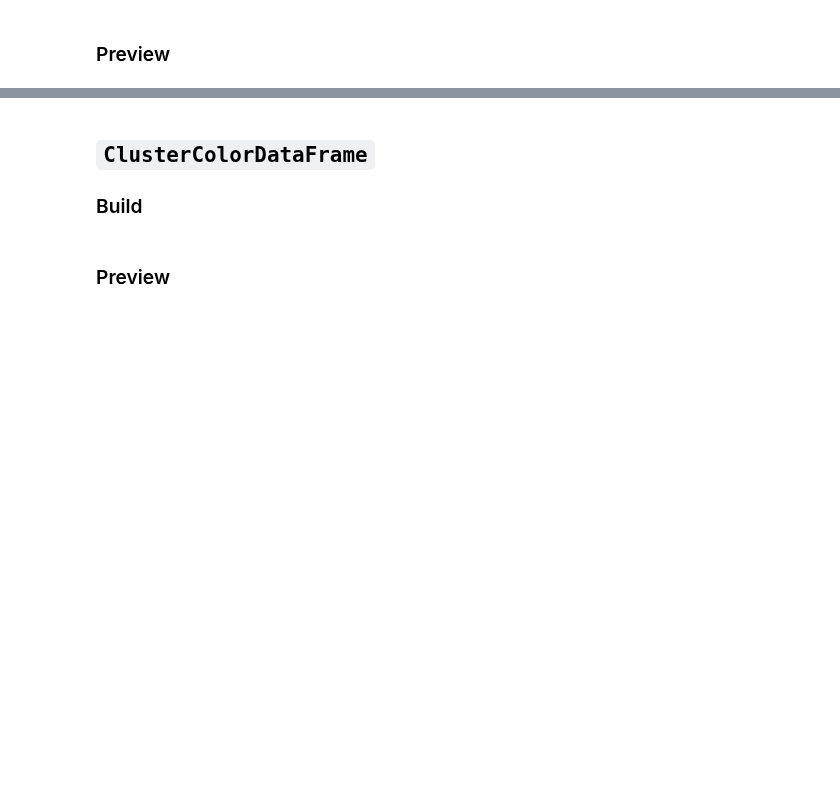
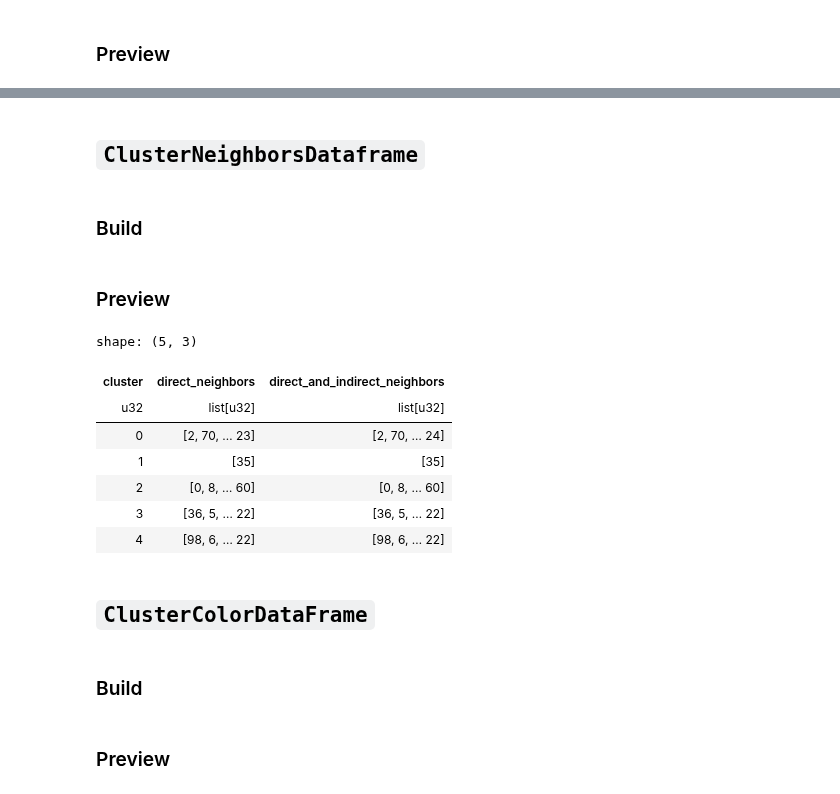
Before and after one commit to frewsxcv/citizen-science-bioregionalization, a Jupyter notebook: Workspace.ipynb, the cells around one changed output, grey strips where cells are left out. Saved outputs shown, nothing was run; the diff lists cells and outputs as text; code cells hidden in the pictures; blank space fills up the shorter version.

Commit message:
introduce cluster neighbors dataframe; incorporate in map coloring

```diff
--- a/Workspace.ipynb
+++ b/Workspace.ipynb
@@ -165,10 +224,34 @@ geocode_cluster_dataframe.df.limit(3)
 #     results.append((i, score))
 
 # results
+# %% [markdown]
+## `ClusterNeighborsDataframe`
 # %% [markdown]
-## `ClusterColorDataFrame`
-
 ### Build
+# %%
+from src.dataframes.cluster_neighbors import ClusterNeighborsDataFrame
+
+cluster_neighbors_dataframe = ClusterNeighborsDataFrame.build(
+    geocode_dataframe,
+    geocode_cluster_dataframe,
+)
+# %% [markdown]
+### Preview
+# %%
+cluster_neighbors_dataframe.df.limit(5)
+# %% [output]
+shape: (5, 3)
+| cluster | direct_neighbors | direct_and_indirect_neighbors |
+| u32 | list[u32] | list[u32] |
+| 0 | [2, 70, … 23] | [2, 70, … 24] |
+| 1 | [35] | [35] |
+| 2 | [0, 8, … 60] | [0, 8, … 60] |
+| 3 | [36, 5, … 22] | [36, 5, … 22] |
+| 4 | [98, 6, … 22] | [98, 6, … 22] |
+# %% [markdown]
+## `ClusterColorDataFrame`
+# %% [markdown]
+### Build
 # %%
 from src.dataframes.cluster_color import ClusterColorDataFrame
 
```
Also changed, not shown: parts of 31 cells of this notebook, 4 other files.
